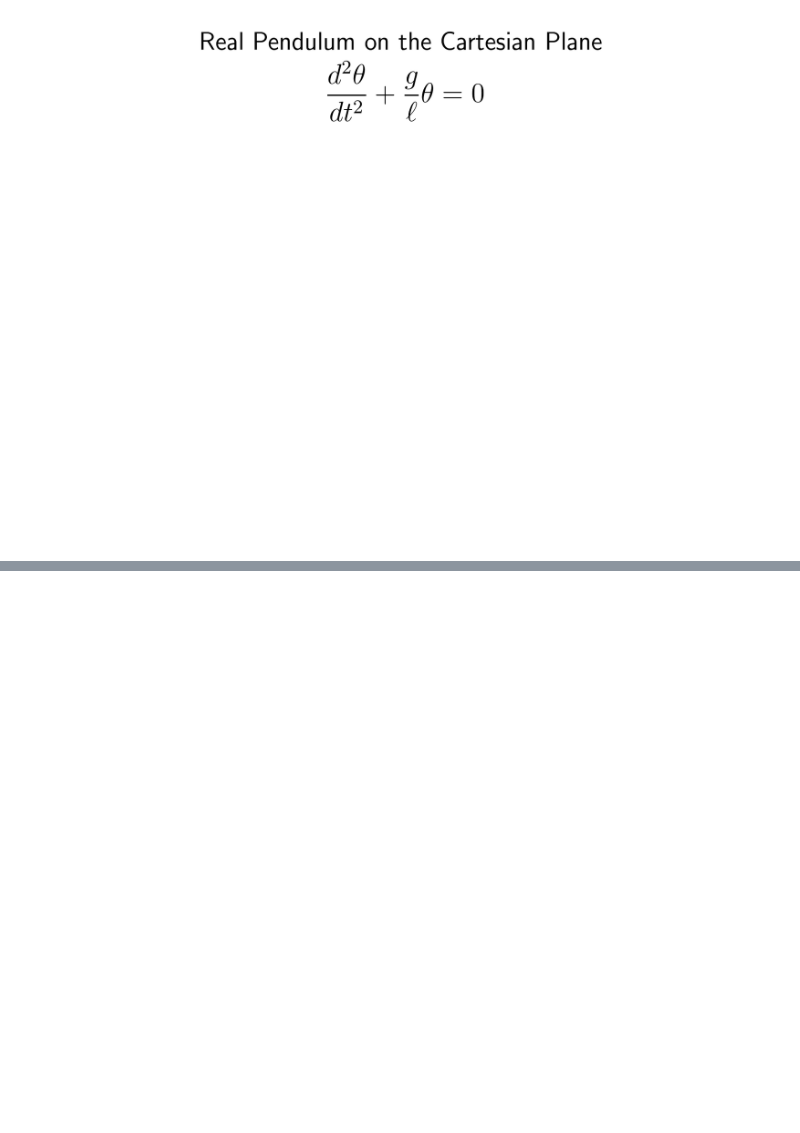
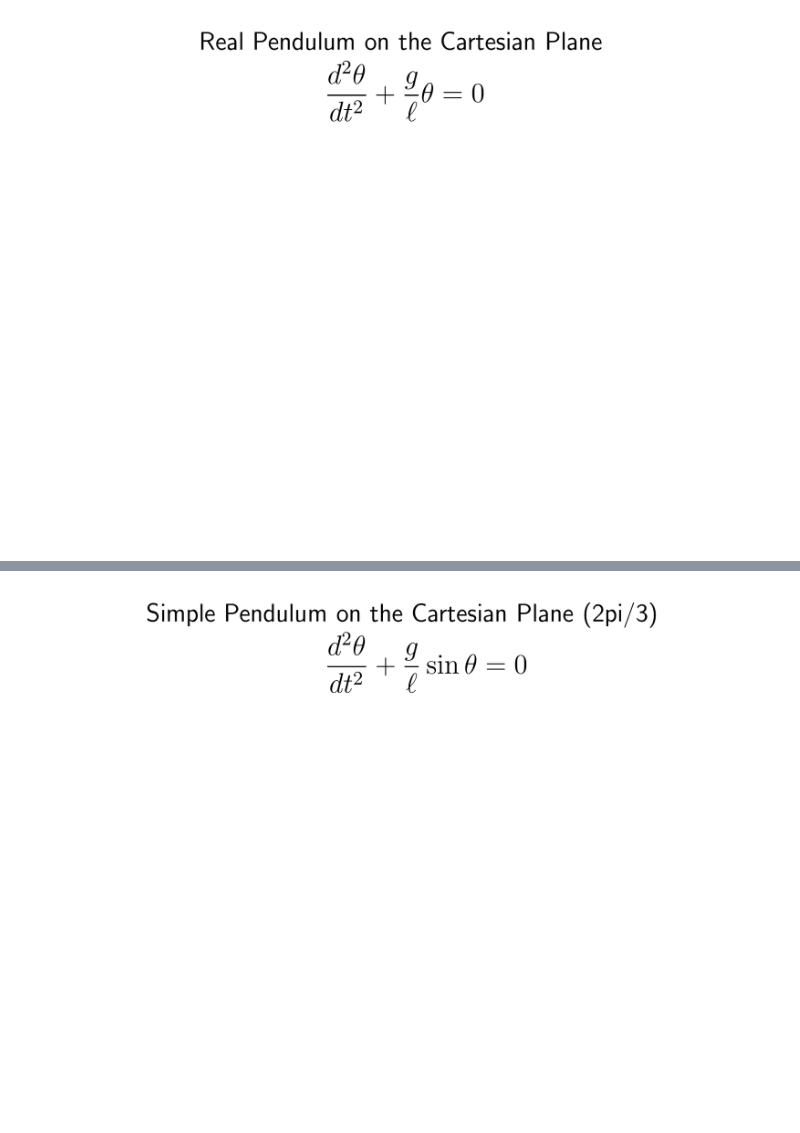
Before and after one commit to lachstr/physics_animations, a Jupyter notebook: _site/pendulum-labeled-withmass-forcevector-no-sin.ipynb, the cells around one changed output, grey strips where cells are left out. Drawn from its saved outputs; the diff is of its cells as text; code cells hidden in the pictures; blank space fills up the shorter version.

```diff
--- a/_site/pendulum-labeled-withmass-forcevector-no-sin.ipynb
+++ b/_site/pendulum-labeled-withmass-forcevector-no-sin.ipynb
@@ -21,10 +98,10 @@ def simple_pendulum_ode(conditions, t, ℓ=20, g=980):
     dydt = [ω, -g/ℓ*θ]
     return dydt
 
-θ_inital = pi + 0.01
-ω_inital = -0.05
+θ_inital = pi/3
+ω_inital = 0
 
-t_list = np.linspace(0, .4*5*3, 3*500)
+t_list = np.linspace(0, .4*5*2, 2*500)
 
 ℓ = 20
 
@@ -90,3 +167,78 @@ ani.save("quantitative-assesment-real.mp4")
 # %% [output]
 frames completed
 [figure]
+# %%
+def simple_pendulum_ode(conditions, t, ℓ=20, g=980):
+    # state of θ and ω is in the conditions list
+    θ, ω = conditions
+
+    dydt = [ω, -g/ℓ*sin(θ)]
+    return dydt
+
+θ_inital = 2*pi/3
+ω_inital = 0
+
+t_list = np.linspace(0, .4*5*2, 2*500)
+
+ℓ = 20
+
+solutions = odeint(simple_pendulum_ode, [θ_inital, ω_inital], t_list)
+# odeint solves for θ and ω over the interval in t_list, it pases conditions = [θ_inital, ω_inital]
+# for the first call of simple_pendulum_ode().
+
+θ_solution_list = [i[0] for i in solutions]
+
+x_0 = 0
+y_0 = 35
+
+
+fig = plt.figure()
+
+
+ax = fig.add_subplot(111, aspect='equal', autoscale_on=False,
+                     xlim=(-60, 60), ylim=(0, 80))
+#plt.grid()
+
+plt.title('Simple Pendulum on the Cartesian Plane (2pi/3)')
+#plt.xlabel('$x$-axis (cm)')
+#plt.ylabel('$y$-axis (cm)')
+plt.axis('off')
+
+plt.text(-13, 70, r'$$\frac{d^2\theta}{dt^2} + \frac{g}{\ell}\sin\theta = 0$$', fontsize = 13)
+
+lns = []
+
+for i in range(len(solutions)):
+    g = 9.8
+
+    θ = θ_solution_list[i]
+
+    #force_point, = plt.plot( x_list[i] -  9.8*sin(θ)*cos(θ), y_0 - v_len*ℓ*cos(θ)-9.8*sin(θ)*sin(θ),
+     #                            marker=(3, 0, 45 + θ*180/pi), markersize=5, linestyle='None', color = 'r')
+
+    line, = plt.plot([x_0, ℓ*sin(θ)], [y_0, y_0 - ℓ*cos(θ)], color='k', lw=1)
+
+    f_net = plt.arrow(ℓ*sin(θ) , y_0 - ℓ*cos(θ),
+                    -g*sin(θ)*cos(θ), -g*sin(θ)*sin(θ),
+                    head_width = 1, color = 'r')
+    gravity = plt.arrow(ℓ*sin(θ), y_0 - ℓ*cos(θ),
+                       0, -g,
+                       head_width = 1, color = 'b')
+
+    tension = plt.arrow(ℓ*sin(θ), y_0 - ℓ*cos(θ),
+                       -g*sin(θ)*cos(θ), g*cos(θ)*cos(θ),
+                       head_width = 1, color = 'green')
+
+    #force_pointer, = plt.plot(v_len*x_list[i] -  9.8*sin(θ)*cos(θ), y_0 - v_len*ℓ*cos(θ)-9.8*sin(θ)*sin(θ),
+     #                            marker=(3, 0, θ), markersize=5, linestyle='None', color = 'r')
+    mass, = plt.plot([ℓ*sin(θ)], [y_0 - ℓ*cos(θ)], 'ro', color = 'royalblue')
+
+    lns.append([line, f_net, gravity, tension, mass])
+
+print('frames completed')
+
+ani = animation.ArtistAnimation(fig, lns, interval=30)
+
+HTML(ani.to_html5_video())
+ani.save("quantitative-assesment-large-angle.mp4")
+# %% [output]
@@ -92,0 +246 @@ frames completed
+[figure, added]
```
Also changed, not shown: parts of 4 cells of this notebook, 12 other files.
